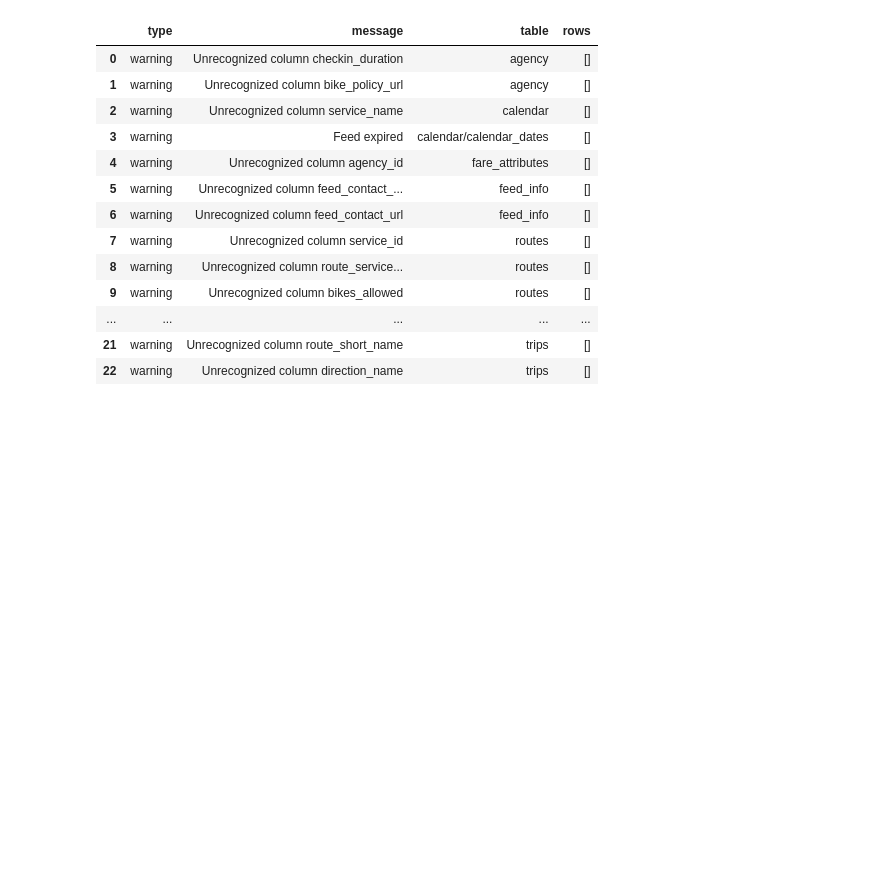
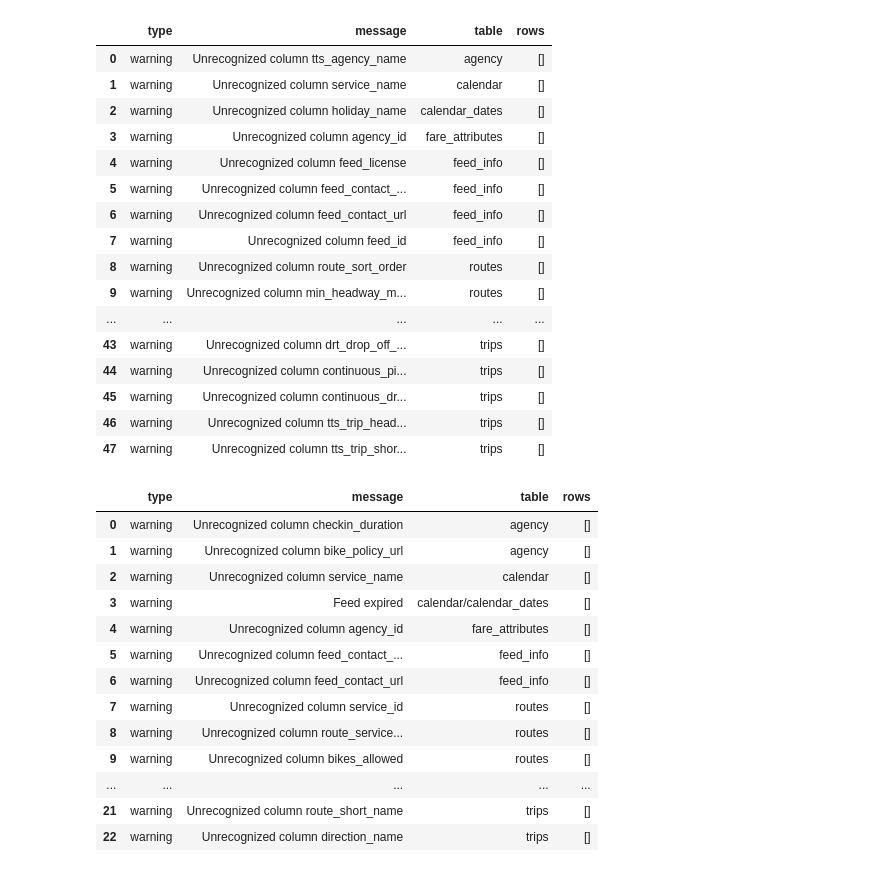
Before and after one commit to wisc-bus/simulator, a Jupyter notebook: notebooks/gtfskit_demo copy.ipynb, the cells around one changed output. Cells and saved outputs as stored; diff of their text form; code cells hidden in the pictures; blank space fills up the shorter version.

```diff
--- a/notebooks/gtfskit_demo copy.ipynb
+++ b/notebooks/gtfskit_demo copy.ipynb
@@ -4,6 +4,28 @@ import pandas as pd
 import geopandas as gp
 import matplotlib
 import gtfs_kit as kit
+# %%
+feed = kit.feed.read_feed('https://transitfeeds.com/p/mason-city-public-transit/939/latest/download', dist_units='m')
+# %%
+feed.validate()
+# %% [output]
+|  | type | message | table | rows |
+| 0 | warning | Unrecognized column tts_agency_name | agency | [] |
+| 1 | warning | Unrecognized column service_name | calendar | [] |
+| 2 | warning | Unrecognized column holiday_name | calendar_dates | [] |
+| 3 | warning | Unrecognized column agency_id | fare_attributes | [] |
+| 4 | warning | Unrecognized column feed_license | feed_info | [] |
+| 5 | warning | Unrecognized column feed_contact_... | feed_info | [] |
+| 6 | warning | Unrecognized column feed_contact_url | feed_info | [] |
+| 7 | warning | Unrecognized column feed_id | feed_info | [] |
+| 8 | warning | Unrecognized column route_sort_order | routes | [] |
+| 9 | warning | Unrecognized column min_headway_m... | routes | [] |
+| ... | ... | ... | ... | ... |
+| 43 | warning | Unrecognized column drt_drop_off_... | trips | [] |
+| 44 | warning | Unrecognized column continuous_pi... | trips | [] |
+| 45 | warning | Unrecognized column continuous_dr... | trips | [] |
+| 46 | warning | Unrecognized column tts_trip_head... | trips | [] |
+| 47 | warning | Unrecognized column tts_trip_shor... | trips | [] |
 # %%
 feed = kit.feed.read_feed('../data/mmt_gtfs.zip', dist_units='km')
 # %%
```
Also changed, not shown: parts of 6 cells of this notebook, 11 other files.
